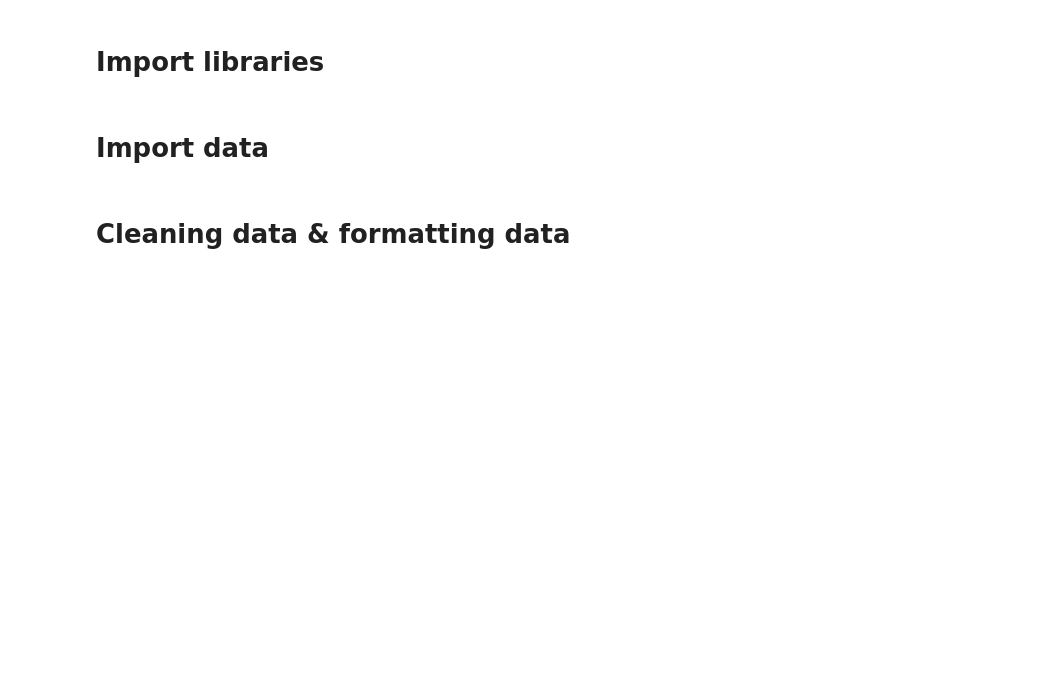
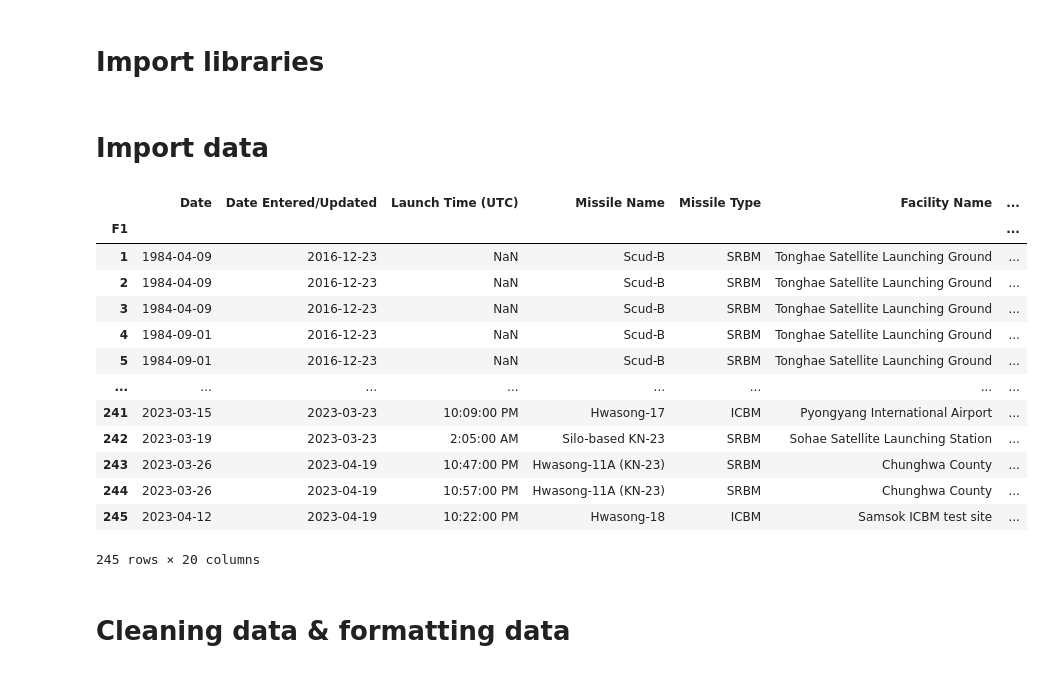
Before and after one commit to mesege1/dprk_missile_stats, a Jupyter notebook: dprk_missile_stats.ipynb, the cells around one changed output. Cells and saved outputs as stored; diff of their text form; code cells hidden in the pictures; blank space fills up the shorter version.

```diff
--- a/dprk_missile_stats.ipynb
+++ b/dprk_missile_stats.ipynb
@@ -17,6 +17,23 @@ import matplotlib
 # Loading data (https://www.nti.org/analysis/articles/cns-north-korea-missile-test-database/). Encoding problem solved with 'unicode_escape'.
 df = pd.read_csv('data/north_korea_missile_test_database.csv', encoding= 'unicode_escape', index_col= "F1")
 df = df.drop(columns=['Launch Agency/Authority', 'Other Name', 'Additional Information', 'Source(s)'])
+# %%
+df.sort_index()
+# %% [output]
+|  | Date | Date Entered/Updated | Launch Time (UTC) | Missile Name | Missile Type | Facility Name | ... |
+| F1 |  |  |  |  |  |  | ... |
+| 1 | 1984-04-09 | 2016-12-23 | NaN | Scud-B | SRBM | Tonghae Satellite Launching Ground | ... |
+| 2 | 1984-04-09 | 2016-12-23 | NaN | Scud-B | SRBM | Tonghae Satellite Launching Ground | ... |
+| 3 | 1984-04-09 | 2016-12-23 | NaN | Scud-B | SRBM | Tonghae Satellite Launching Ground | ... |
+| 4 | 1984-09-01 | 2016-12-23 | NaN | Scud-B | SRBM | Tonghae Satellite Launching Ground | ... |
+| 5 | 1984-09-01 | 2016-12-23 | NaN | Scud-B | SRBM | Tonghae Satellite Launching Ground | ... |
+| ... | ... | ... | ... | ... | ... | ... | ... |
+| 241 | 2023-03-15 | 2023-03-23 | 10:09:00 PM | Hwasong-17 | ICBM | Pyongyang International Airport | ... |
+| 242 | 2023-03-19 | 2023-03-23 | 2:05:00 AM | Silo-based KN-23 | SRBM | Sohae Satellite Launching Station | ... |
+| 243 | 2023-03-26 | 2023-04-19 | 10:47:00 PM | Hwasong-11A (KN-23) | SRBM | Chunghwa County | ... |
+| 244 | 2023-03-26 | 2023-04-19 | 10:57:00 PM | Hwasong-11A (KN-23) | SRBM | Chunghwa County | ... |
+| 245 | 2023-04-12 | 2023-04-19 | 10:22:00 PM | Hwasong-18 | ICBM | Samsok ICBM test site | ... |
+245 rows × 20 columns
 # %% [markdown]
 # Cleaning data & formatting data
 # %%
```
Also changed, not shown: parts of 4 cells of this notebook, 2 other files.
